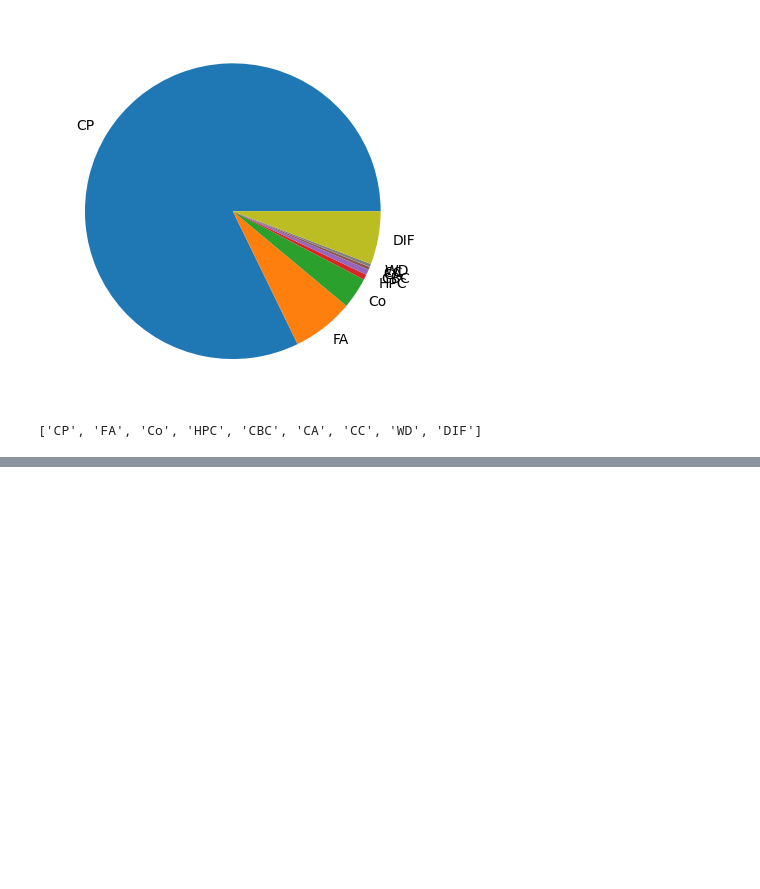
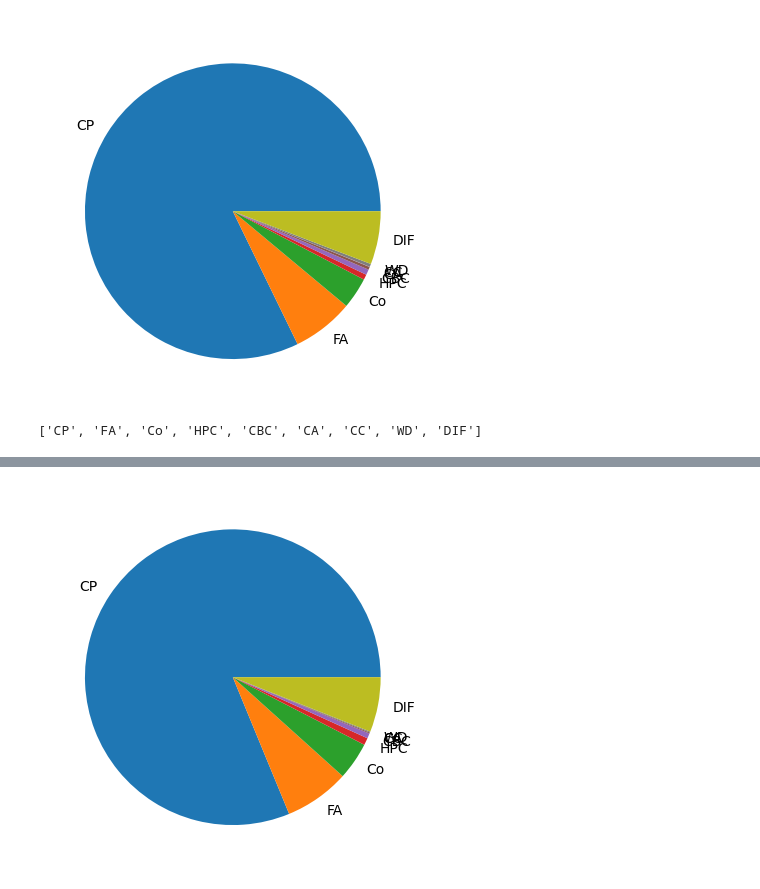
Before and after one commit to ezriri/2DS_code, a Jupyter notebook: random_sampling/supervisor_sampling.ipynb, the cells around one changed output, grey strips where cells are left out. Cells and saved outputs as stored; diff of their text form; code cells hidden in the pictures; blank space fills up the shorter version.

```diff
--- a/random_sampling/supervisor_sampling.ipynb
+++ b/random_sampling/supervisor_sampling.ipynb
@@ -18,8 +19,10 @@ import h5py
 import random
 from scipy.stats import iqr
 # %%
+'''
+## code for if i want to do random sample
 path_to_1000_sample = '/gws/nopw/j04/dcmex/users/ezriab/image_labelling/2ds_10000_sample/2ds_10000_new_2nd_fixed_dup.csv'
-all_2ds_stats_path = '/gws/nopw/j04/dcmex/users/ezriab/processed_stats/2ds/all_2ds_v4_dup_updated.csv'
+all_2ds_stats_path = '/gws/nopw/j04/dcmex/users/ezriab/processed_stats/2ds/all_2ds_dup_updated.csv'
 
 image_labelled_df = pd.read_csv(path_to_1000_sample)
 full_ds_stats = pd.read_csv(all_2ds_stats_path)
@@ -32,4 +35,8 @@ merged_df = pd.merge(labelled_image_stats, image_labelled_df, on='name', how='le
 
 ## save this
 save_merged = '/gws/nopw/j04/dcmex/users/ezriab/image_labelling/2ds_10000_sample/2ds_10000_new_2nd_fixed_dup_stats.csv'
-#merged_df.to_csv(save_merged, index=False)
+merged_df.to_csv(save_merged, index=False)
+'''
+
+sample_with_info_path = '/gws/nopw/j04/dcmex/users/ezriab/image_labelling/2ds_10000_sample/2ds_10000_new_2nd_fixed_dup_stats.csv'
+sample_with_info = pd.read_csv(sample_with_info_path)
@@ -328,0 +434,4 @@ name_list
+# %%
+quick_pie(full_900_stats)
+# %% [output]
+[figure, added]
```
Also changed, not shown: parts of 14 cells of this notebook, 5 other files.
